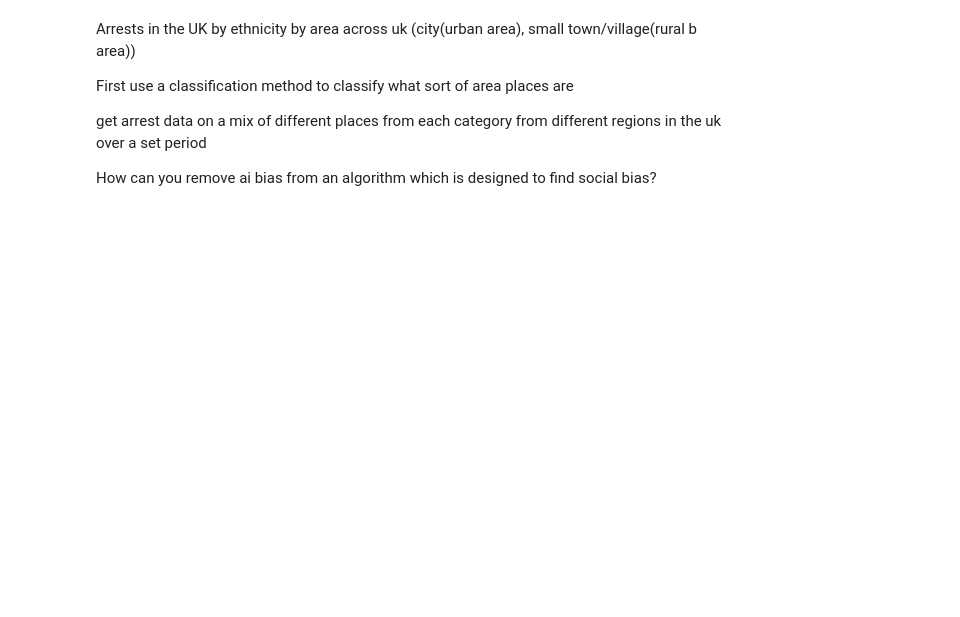
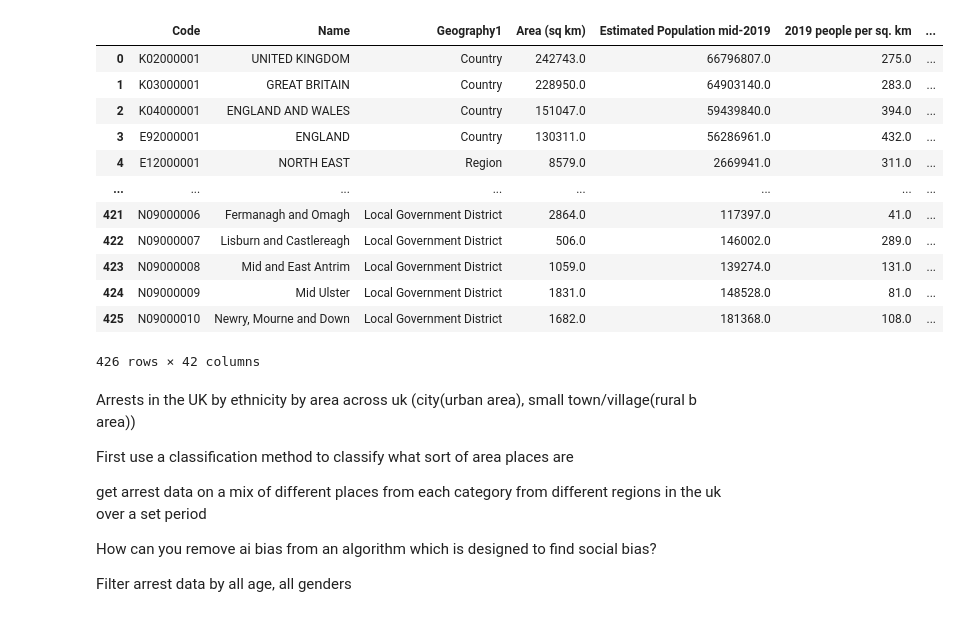
Before and after one commit to ab17254/ce888, a Jupyter notebook: Assignment/preprocessing_assignment1.ipynb, the cells around one changed output. Cells and saved outputs as stored; diff of their text form; code cells hidden in the pictures; blank space fills up the shorter version.

Commit message:
Started data wrangling

```diff
--- a/Assignment/preprocessing_assignment1.ipynb
+++ b/Assignment/preprocessing_assignment1.ipynb
@@ -12,0 +35,16 @@ arrest_df = pd.read_csv(io.StringIO(arrest_data.decode('utf-8')))
+# %%
+pop_df
+# %% [output]
+|  | Code | Name | Geography1 | Area (sq km) | Estimated Population mid-2019 | 2019 people per sq. km | ... |
+| 0 | K02000001 | UNITED KINGDOM | Country | 242743.0 | 66796807.0 | 275.0 | ... |
+| 1 | K03000001 | GREAT BRITAIN | Country | 228950.0 | 64903140.0 | 283.0 | ... |
+| 2 | K04000001 | ENGLAND AND WALES | Country | 151047.0 | 59439840.0 | 394.0 | ... |
+| 3 | E92000001 | ENGLAND | Country | 130311.0 | 56286961.0 | 432.0 | ... |
+| 4 | E12000001 | NORTH EAST | Region | 8579.0 | 2669941.0 | 311.0 | ... |
+| ... | ... | ... | ... | ... | ... | ... | ... |
+| 421 | N09000006 | Fermanagh and Omagh | Local Government District | 2864.0 | 117397.0 | 41.0 | ... |
+| 422 | N09000007 | Lisburn and Castlereagh | Local Government District | 506.0 | 146002.0 | 289.0 | ... |
+| 423 | N09000008 | Mid and East Antrim | Local Government District | 1059.0 | 139274.0 | 131.0 | ... |
+| 424 | N09000009 | Mid Ulster | Local Government District | 1831.0 | 148528.0 | 81.0 | ... |
+| 425 | N09000010 | Newry, Mourne and Down | Local Government District | 1682.0 | 181368.0 | 108.0 | ... |
+426 rows × 42 columns
@@ -21,3 +64,6 @@ get arrest data on a mix of different places from each category from different r
 
 
 How can you remove ai bias from an algorithm which is designed to find social bias?
+
+
+Filter arrest data by all age, all genders
```
Also changed, not shown: parts of 6 cells of this notebook.
